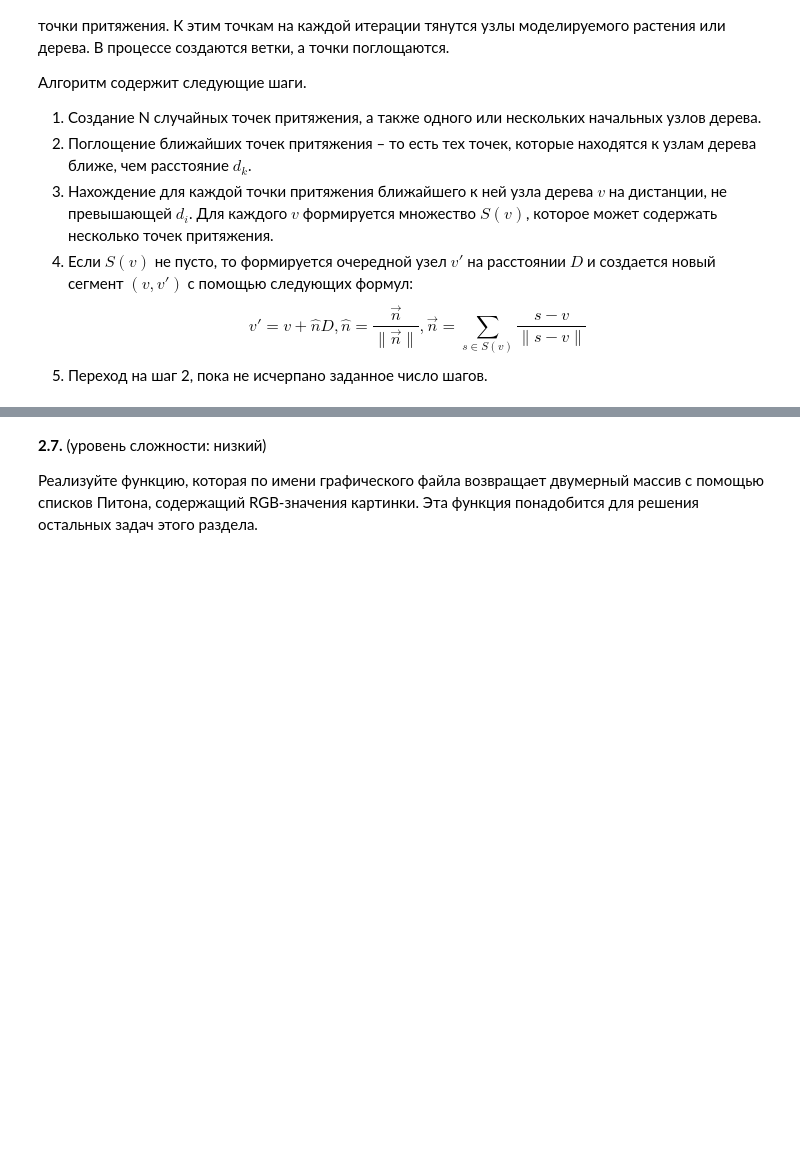
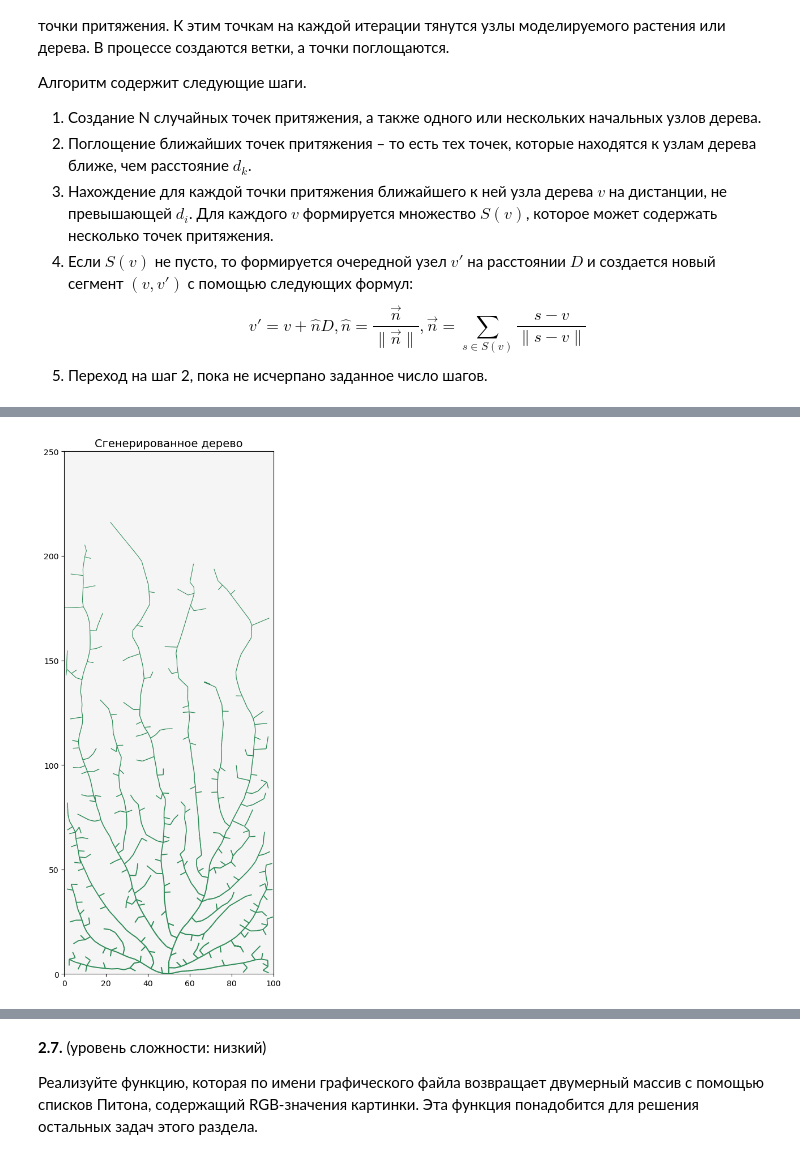
Before and after one commit to Trofimov44/MIREA_Semester4, a Jupyter notebook: Python/Practices/pract3/pract3.ipynb, the cells around one changed output, grey strips where cells are left out. Cells and saved outputs as stored; diff of their text form; code cells hidden in the pictures; blank space fills up the shorter version.

```diff
--- a/Python/Practices/pract3/pract3.ipynb
+++ b/Python/Practices/pract3/pract3.ipynb
@@ -218,6 +465,74 @@ $$
 Растения могут расти совместно:
 
 ![](data/plant2.png)
+# %%
+import numpy as np
+import matplotlib.pyplot as plt
+from matplotlib.collections import LineCollection
+from scipy.spatial import cKDTree
+
+num_attractors = 500
+influence_radius = 25
+kill_distance = 2
+step_size = 3
+iterations = 200
+width, height = 100, 250
+
+np.random.seed(42)
+attractors = np.column_stack([
+    np.random.uniform(0, width, num_attractors),
+    np.random.beta(1, 3, num_attractors) * height
+])
+
+nodes = [np.array([width/2, 0])]
+segments = []
+
+for _ in range(iterations):
+    if len(attractors) == 0:
+        break
+
+    node_tree = cKDTree(nodes)
+    distances, closest_indices = node_tree.query(attractors)
+
+    mask = distances >= kill_distance
+    attractors = attractors[mask]
+    closest_indices = closest_indices[mask]
+    distances = distances[mask]
+
+    mask = distances < influence_radius
+    filtered_attractors = attractors[mask]
+    filtered_indices = closest_indices[mask]
+
+    new_nodes = []
+    for idx in np.unique(filtered_indices):
+        group_points = filtered_attractors[filtered_indices == idx]
+        directions = group_points - nodes[idx]
+        mean_dir = np.mean(directions, axis=0)
+        norm = np.linalg.norm(mean_dir)
+
+        if norm > 0:
+            new_node = nodes[idx] + (mean_dir/norm) * step_size
+            segments.append([nodes[idx], new_node])
+            new_nodes.append(new_node)
+
+    nodes.extend(new_nodes)
+
+plt.figure(figsize=(10, 10))
+ax = plt.gca()
+ax.set_xlim(0, width)
+ax.set_ylim(0, height)
+ax.set_aspect('equal')
+ax.set_facecolor('#f5f5f5')
+
+line_widths = np.linspace(1.5, 0.5, len(segments))
+lc = LineCollection(segments, linewidths=line_widths, colors='#2e8b57')
+ax.add_collection(lc)
+
+plt.title('Сгенерированное дерево', fontsize=14)
+plt.tight_layout()
+plt.show()
+# %% [output]
+[figure, added]
 # %% [markdown]
 **2.6.** (уровень сложности: высокий)
 
```
Also changed, not shown: parts of 43 cells of this notebook, 13 other files.
